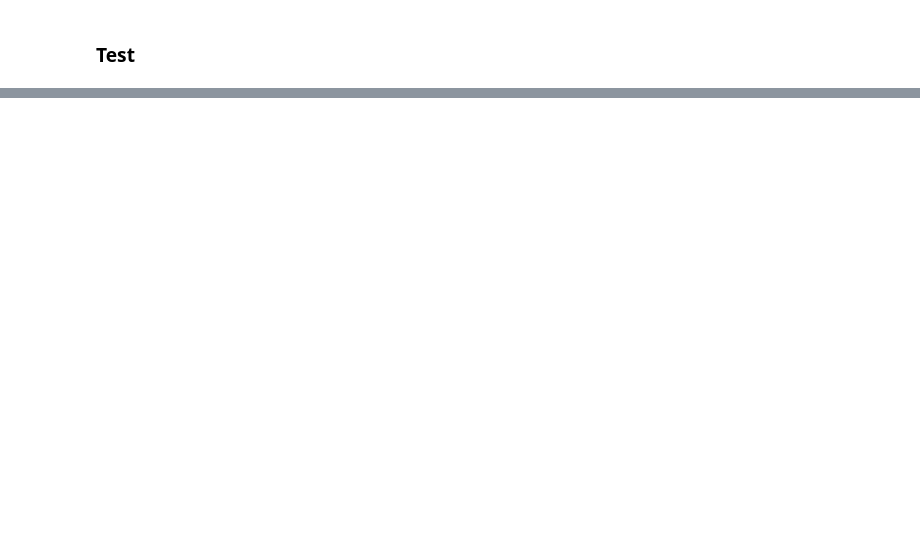
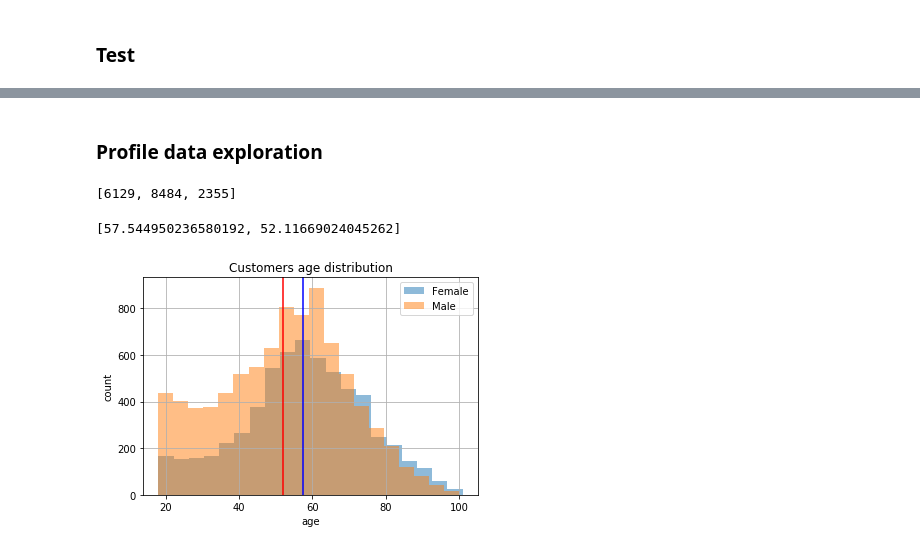
Before and after one commit to irfanespe/starbucksAdsOfferAnalysis, a Jupyter notebook: Starbucks_Capstone_notebook.ipynb, the cells around one changed output, grey strips where cells are left out. Cells and saved outputs as stored; diff of their text form; code cells hidden in the pictures; blank space fills up the shorter version.

Commit message:
cleaning process finished

```diff
--- a/Starbucks_Capstone_notebook.ipynb
+++ b/Starbucks_Capstone_notebook.ipynb
@@ -520,0 +550,27 @@ val_trans.head()
+# %% [markdown]
+### Profile data exploration
+# %%
+# separate male and female data
+f_prof = prof_clean[prof_clean.gender == 'F']
+m_prof = prof_clean[prof_clean.gender == 'M']
+# %%
+# amount of male and female customers
+[f_prof.shape[0], m_prof.shape[0], m_prof.shape[0] - f_prof.shape[0]]
+# %% [output]
+[6129, 8484, 2355]
+# %%
+[f_prof.age.mean(), m_prof.age.mean()]
+# %% [output]
+[57.544950236580192, 52.11669024045262]
+# %%
+# show age distribution based on female and male customer
+f_prof.age.hist(alpha=0.5, bins=20, label = 'Female');
+m_prof.age.hist(alpha=0.5, bins=20, label = 'Male');
+plt.axvline(f_prof.age.mean(), color='blue');
+plt.axvline(m_prof.age.mean(), color='red');
+plt.legend();
+plt.title('Customers age distribution')
+plt.ylabel('count');
+plt.xlabel('age');
+# %% [output]
+[figure, added]
```
Also changed, not shown: parts of 49 cells of this notebook.
